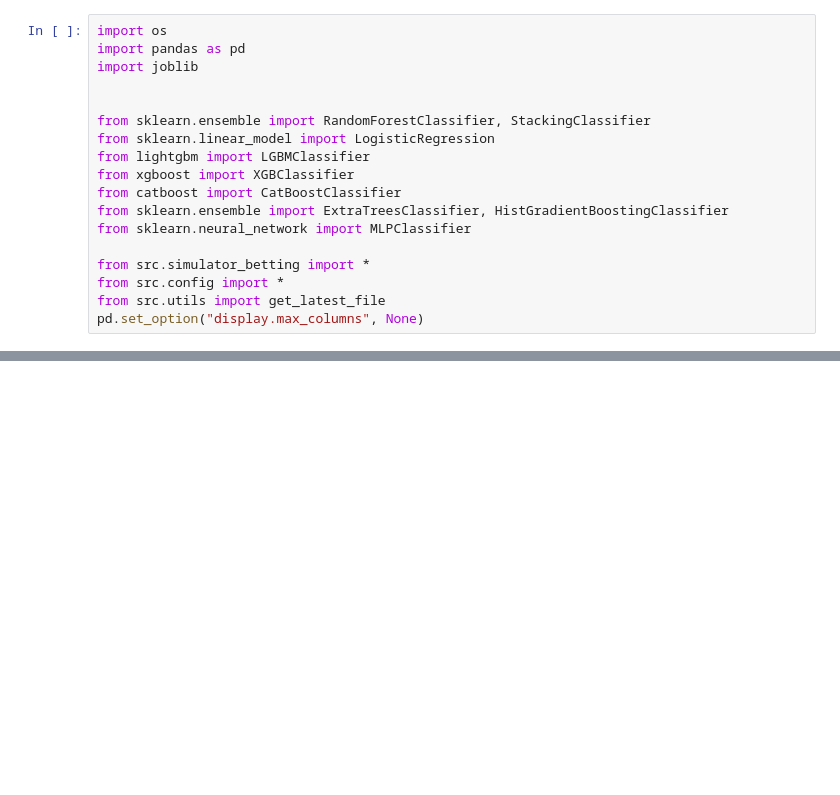
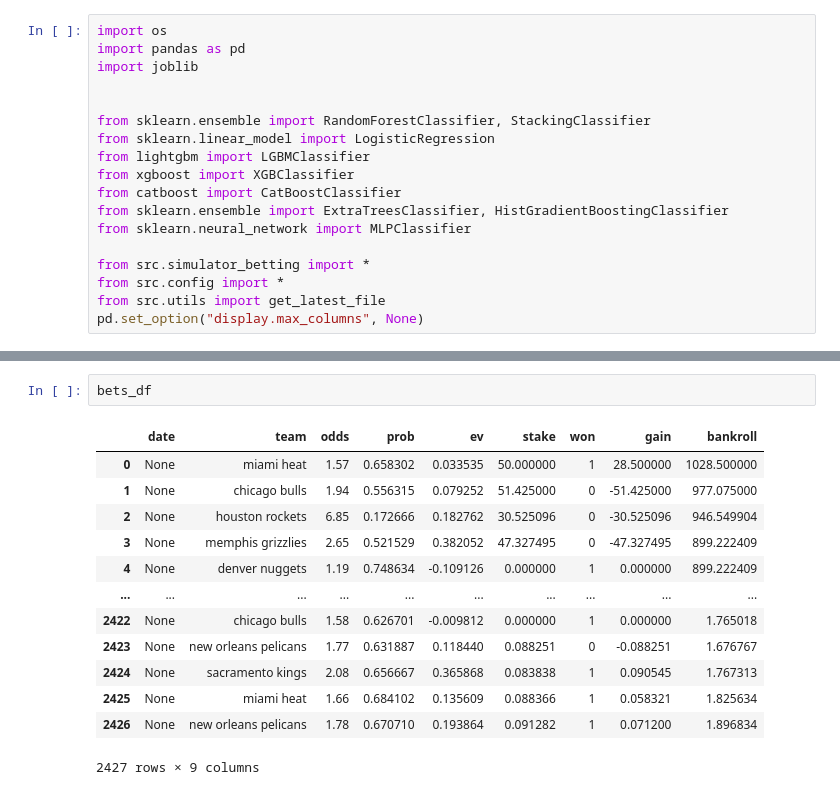
Before and after one commit to SirGenkii/NBA_Predictor, a Jupyter notebook: 09_betting_simulation.ipynb, the cells around one changed output, grey strips where cells are left out. Cells and saved outputs as stored; diff of their text form; blank space fills up the shorter version.

```diff
--- a/09_betting_simulation.ipynb
+++ b/09_betting_simulation.ipynb
@@ -237,0 +105,16 @@ bets
+# %%
+bets_df
+# %% [output]
+|  | date | team | odds | prob | ev | stake | won | gain | bankroll |
+| 0 | None | miami heat | 1.57 | 0.658302 | 0.033535 | 50.000000 | 1 | 28.500000 | 1028.500000 |
+| 1 | None | chicago bulls | 1.94 | 0.556315 | 0.079252 | 51.425000 | 0 | -51.425000 | 977.075000 |
+| 2 | None | houston rockets | 6.85 | 0.172666 | 0.182762 | 30.525096 | 0 | -30.525096 | 946.549904 |
+| 3 | None | memphis grizzlies | 2.65 | 0.521529 | 0.382052 | 47.327495 | 0 | -47.327495 | 899.222409 |
+| 4 | None | denver nuggets | 1.19 | 0.748634 | -0.109126 | 0.000000 | 1 | 0.000000 | 899.222409 |
+| ... | ... | ... | ... | ... | ... | ... | ... | ... | ... |
+| 2422 | None | chicago bulls | 1.58 | 0.626701 | -0.009812 | 0.000000 | 1 | 0.000000 | 1.765018 |
+| 2423 | None | new orleans pelicans | 1.77 | 0.631887 | 0.118440 | 0.088251 | 0 | -0.088251 | 1.676767 |
+| 2424 | None | sacramento kings | 2.08 | 0.656667 | 0.365868 | 0.083838 | 1 | 0.090545 | 1.767313 |
+| 2425 | None | miami heat | 1.66 | 0.684102 | 0.135609 | 0.088366 | 1 | 0.058321 | 1.825634 |
+| 2426 | None | new orleans pelicans | 1.78 | 0.670710 | 0.193864 | 0.091282 | 1 | 0.071200 | 1.896834 |
+2427 rows × 9 columns
```
Also changed, not shown: parts of 18 cells of this notebook, 26 other files.
